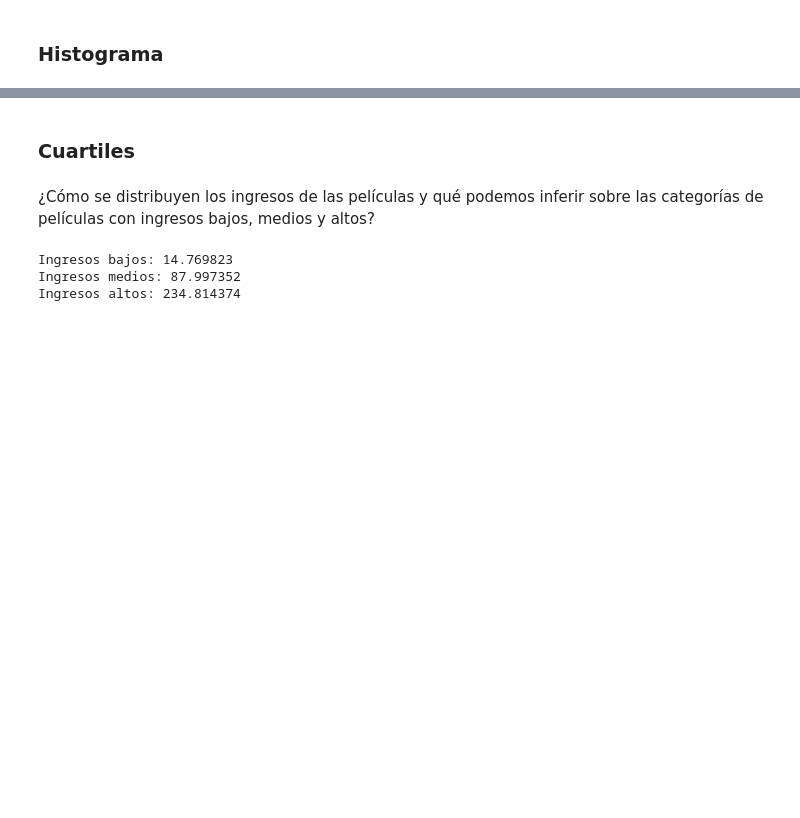
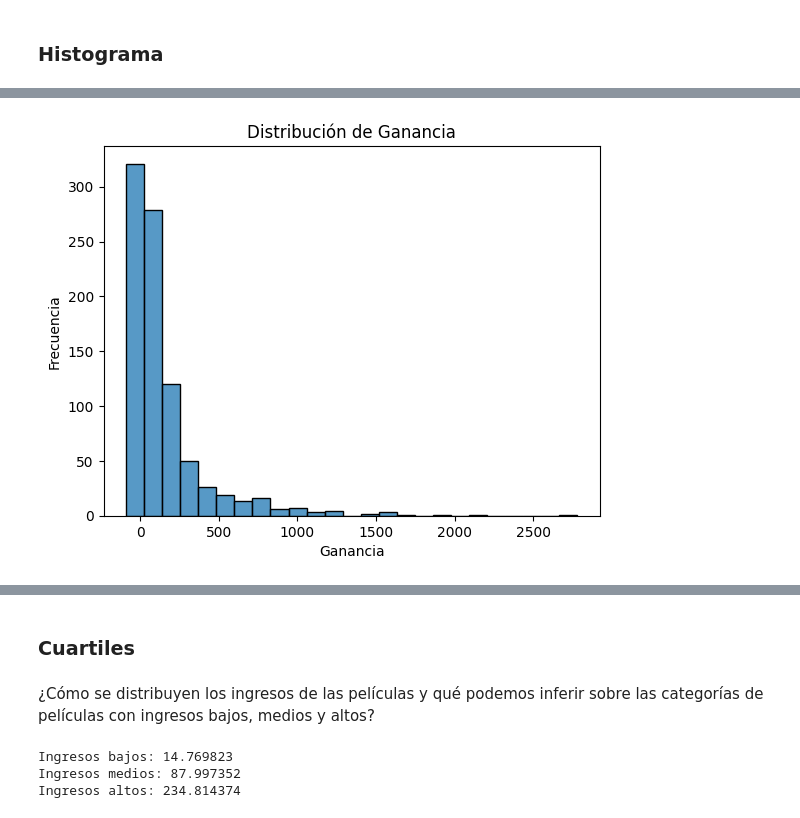
Before and after one commit to hfelizzola/Curso-Fundamentos-Ciencia-de-Datos-Fontebo, a Jupyter notebook: 3_Python_Análisis_Exploratorio_de_Datos.ipynb, the cells around one changed output, grey strips where cells are left out. Saved outputs shown, nothing was run; the diff lists cells and outputs as text; code cells hidden in the pictures; blank space fills up the shorter version.

```diff
--- a/3_Python_Análisis_Exploratorio_de_Datos.ipynb
+++ b/3_Python_Análisis_Exploratorio_de_Datos.ipynb
@@ -292,0 +437,9 @@ plt.show()
+# %%
+# Distribución de la ganancia
+sns.histplot(datos['ganancia'], bins=25)
+plt.xlabel('Ganancia')
+plt.ylabel('Frecuencia')
+plt.title('Distribución de Ganancia')
+plt.show()
+# %% [output]
+[figure, added]
```
Also changed, not shown: parts of 47 cells of this notebook.
